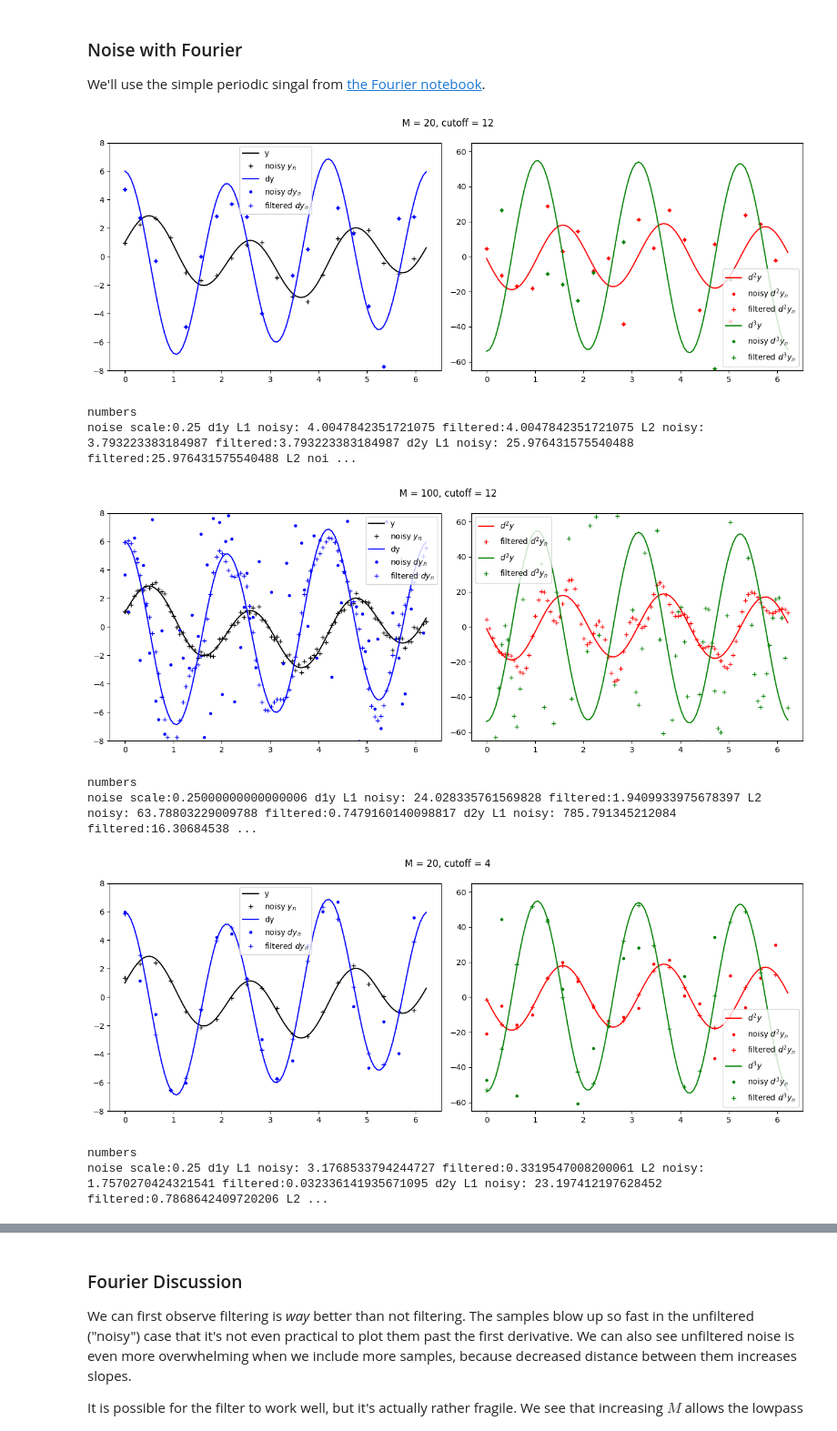
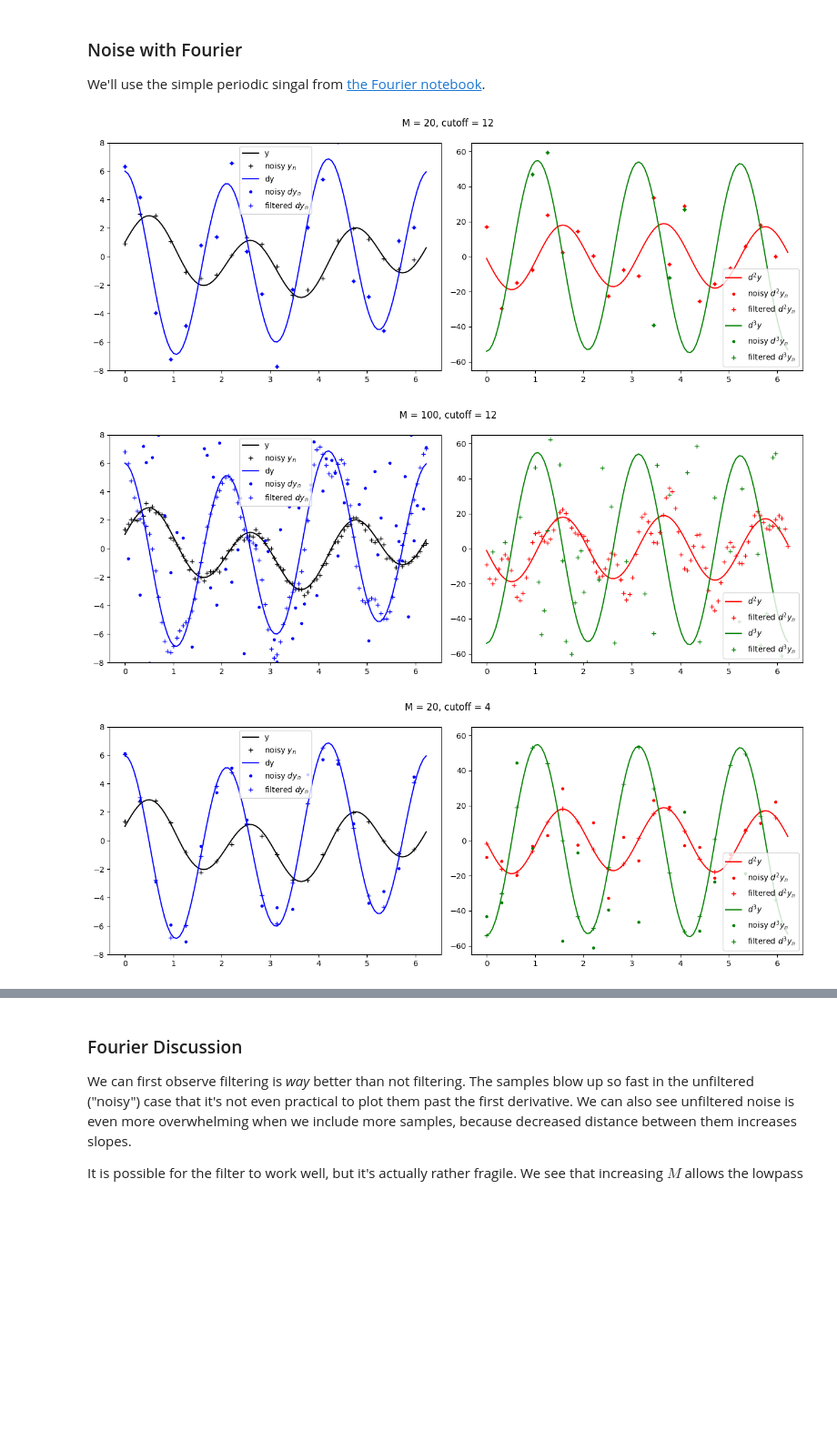
Before and after one commit to pavelkomarov/spectral-derivatives, a Jupyter notebook: notebooks/filtering_noise.ipynb, the cells around one changed output, grey strips where cells are left out. Shown at 91% size. Cells and saved outputs as stored; diff of their text form; code cells hidden in the pictures; blank space fills up the shorter version.

```diff
--- a/notebooks/filtering_noise.ipynb
+++ b/notebooks/filtering_noise.ipynb
@@ -87,40 +87,34 @@ for cutoff in (12, 4):
 
         fig, axes = pyplot.subplots(1, 2, figsize=(13,5))
         fig.suptitle(f"M = {M}, cutoff = {cutoff}")
         axes[0].plot(th, y(th), 'k', label='y')
         axes[0].plot(th_n, y_n_with_noise, 'k+', label=r'noisy $y_n$')
         axes[0].plot(th, dy(th), 'b', label='dy')
         axes[0].plot(th_n, dy_n_with_noise[0], 'b.', label=r'noisy $dy_n$')
         axes[0].plot(th_n, dy_n_with_filter[0], 'b+', label=r'filtered $dy_n$')
         axes[0].set_ylim((-8, 8))
         axes[0].legend()
         axes[1].plot(th, d2y(th), 'r', label=r'$d^2y$')
         if M == 20: axes[1].plot(th_n, dy_n_with_noise[1], 'r.', label=r'noisy $d^2y_n$')
         axes[1].plot(th_n, dy_n_with_filter[1], 'r+', label=r'filtered $d^2y_n$')
         axes[1].plot(th, d3y(th), 'g', label=r'$d^3y$')
         if M == 20: axes[1].plot(th_n, dy_n_with_noise[2], 'g.', label=r'noisy $d^3y_n$')
         axes[1].plot(th_n, dy_n_with_filter[2], 'g+', label=r'filtered $d^3y_n$')
         axes[1].set_ylim((-65,65))
         axes[1].legend()
         pyplot.tight_layout()
         pyplot.show()
 
         out = f"noise scale:{noise_scale}\n"
         for nu in range(1, 4):
             out += f"d{nu}y\n\tL1\n"
             out += f"\t\tnoisy:\t{np.nanmax(np.abs(dy_n[nu-1] - dy_n_with_noise[nu-1]))}\n"
             out += f"\t\tfiltered:{np.nanmax(np.abs(dy_n[nu-1] - dy_n_with_filter[nu-1]))}\n"
             out += "\tL2\n"
             out += f"\t\tnoisy:\t{np.nanmean((dy_n[nu-1] - dy_n_with_noise[nu-1])**2)}\n"
             out += f"\t\tfiltered:{np.nanmean((dy_n[nu-1] - dy_n_with_filter[nu-1])**2)}\n"
-        collapsible_text(out, "numbers")
+        #collapsible_text(out, "numbers")
 # %% [output]
-[figure, old version]
+[figure, new version]
-numbers
-noise scale:0.25 d1y L1 noisy: 4.0047842351721075 filtered:4.0047842351721075 L2 noisy: 3.793223383184987 filtered:3.793223383184987 d2y L1 noisy: 25.976431575540488 filtered:25.976431575540488 L2 noi ...
-[figure, old version]
+[figure, new version]
-numbers
-noise scale:0.25000000000000006 d1y L1 noisy: 24.028335761569828 filtered:1.9409933975678397 L2 noisy: 63.78803229009788 filtered:0.7479160140098817 d2y L1 noisy: 785.791345212084 filtered:16.30684538 ...
-[figure, old version]
+[figure, new version]
-numbers
-noise scale:0.25 d1y L1 noisy: 3.1768533794244727 filtered:0.3319547008200061 L2 noisy: 1.7570270424321541 filtered:0.032336141935671095 d2y L1 noisy: 23.197412197628452 filtered:0.7868642409720206 L2 ...
```
Also changed, not shown: parts of 6 cells of this notebook.
